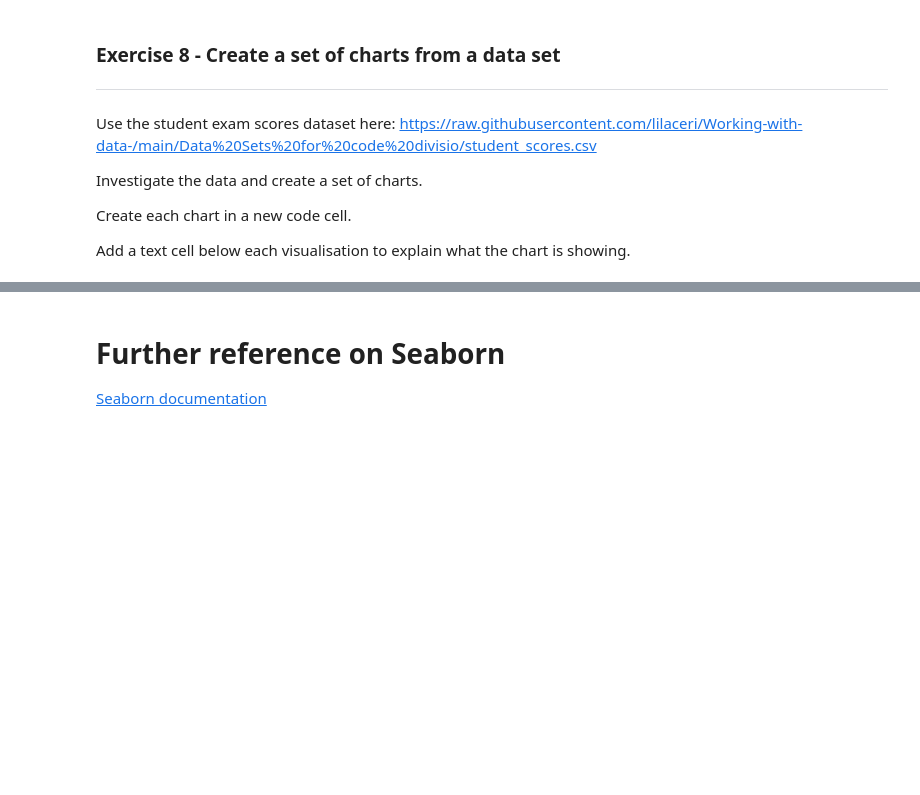
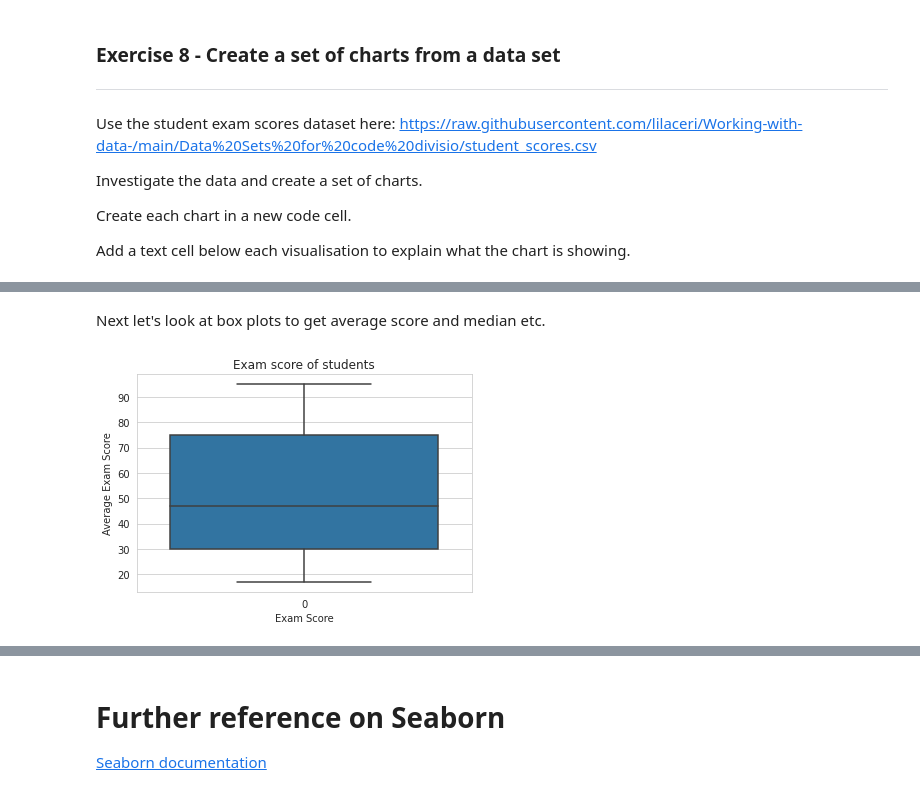
Before and after one commit to JaySanthanam/Programming-for-data, a Jupyter notebook: Worksheets/7_2_Visualisation_with_Seaborn.ipynb, the cells around one changed output, grey strips where cells are left out. Drawn from its saved outputs; the diff is of its cells as text; code cells hidden in the pictures; blank space fills up the shorter version.

```diff
--- a/Worksheets/7_2_Visualisation_with_Seaborn.ipynb
+++ b/Worksheets/7_2_Visualisation_with_Seaborn.ipynb
@@ -307,0 +331,11 @@ Add a text cell below each visualisation to explain what the chart is showing.
+# %% [markdown]
+Next let's look at box plots to get average score and median etc.
+# %%
+label = ['Exam Score']
+chart = sns.boxplot(data=score)
+chart.set_xlabel(label[0])
+chart.set_ylabel("Average Exam Score")
+chart.set_title("Exam score of students")
+sns.set_style("darkgrid", {"grid.color": "1", "grid.linestyle": ":"})
+# %% [output]
+[figure, added]
```
Also changed, not shown: parts of 7 cells of this notebook.
